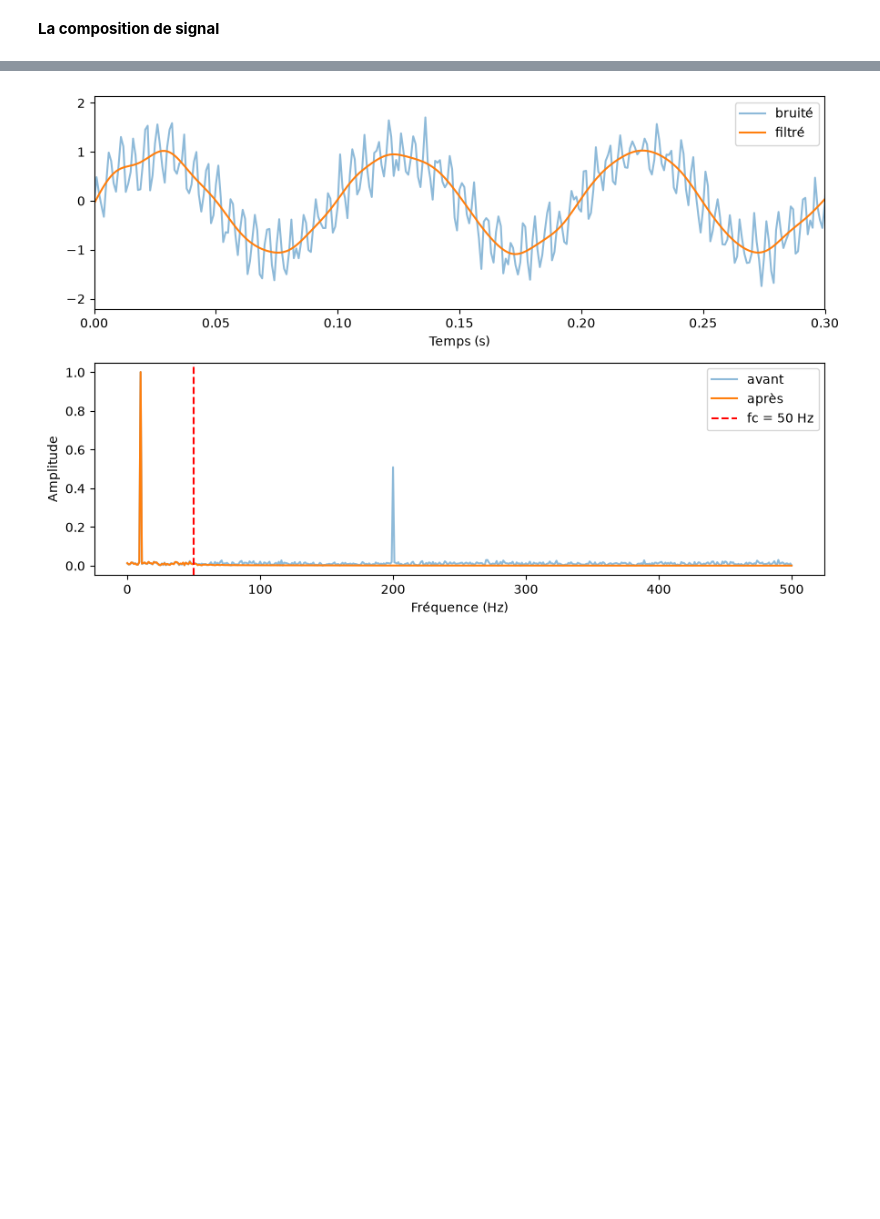
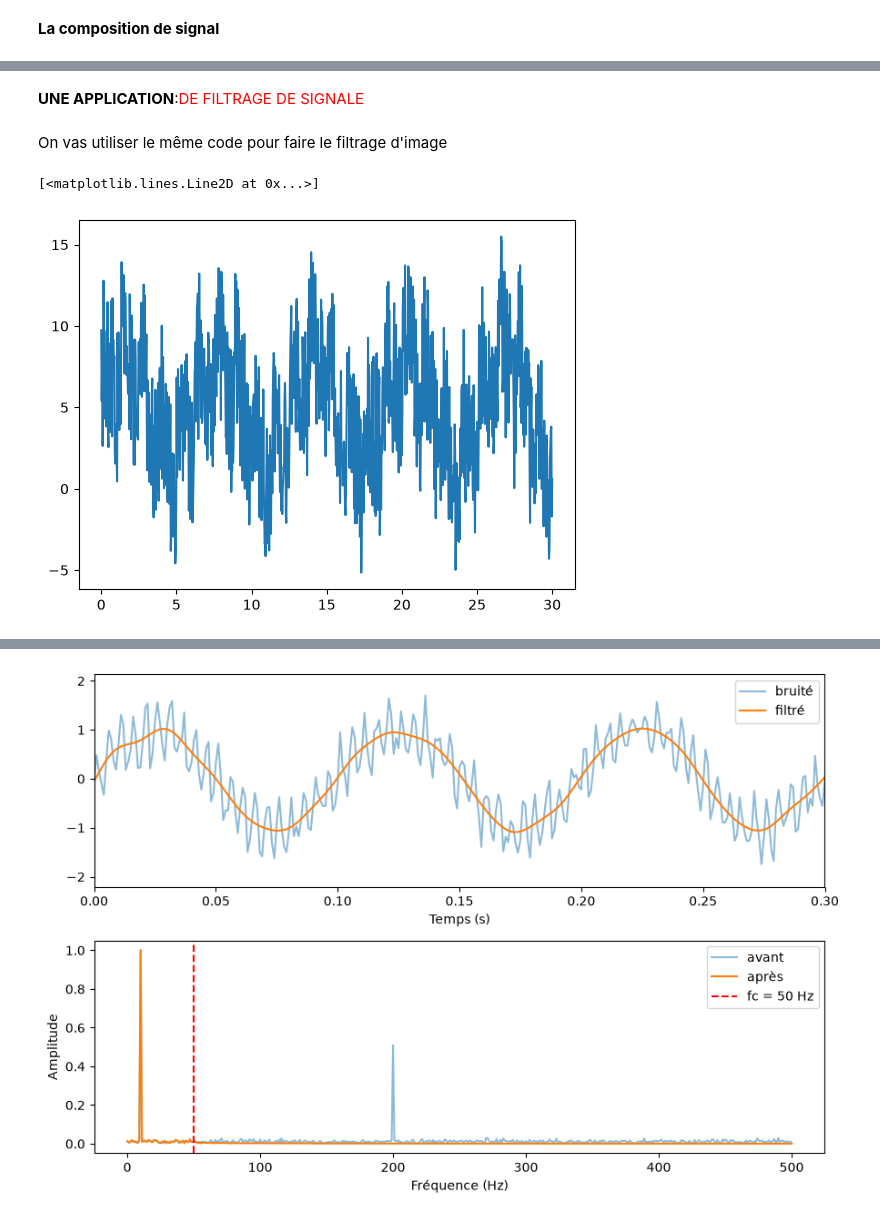
Before and after one commit to Balde44-art/Intro2Python, a Jupyter notebook: lesson_4.ipynb, the cells around one changed output, grey strips where cells are left out. Saved outputs shown, nothing was run; the diff lists cells and outputs as text; code cells hidden in the pictures; blank space fills up the shorter version.

```diff
--- a/lesson_4.ipynb
+++ b/lesson_4.ipynb
@@ -204,0 +252,11 @@ $e^{-i\xi t}$ : l'exponentielle complexe.
+# %% [markdown]
+**UNE APPLICATION**:<span style ='color :red;'>DE FILTRAGE DE SIGNALE</span>
+# %% [markdown]
+On vas utiliser le même code pour faire le filtrage d'image
+# %%
+x =np.linspace(0,30,1000)
+y =3*np.sin(x)+2*np.sin(5*x)+np.sin(10*x)+np.random.random(x.shape[0])*10
+plt.plot(x,y)
+# %% [output]
+[<matplotlib.lines.Line2D at 0x...>]
+[figure, added]
```
Also changed, not shown: parts of 19 cells of this notebook, 2 other files.
